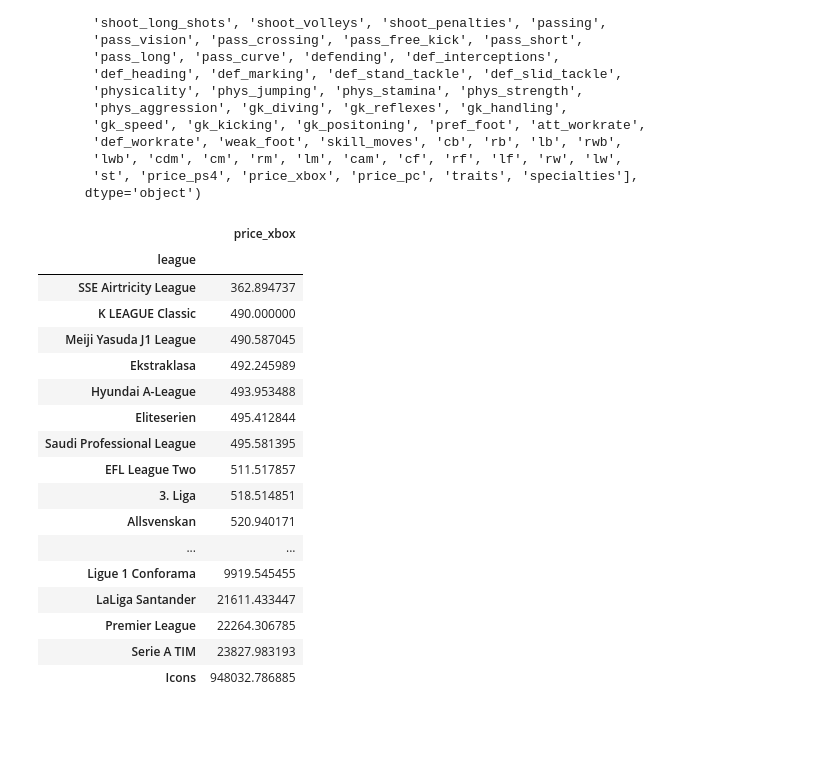
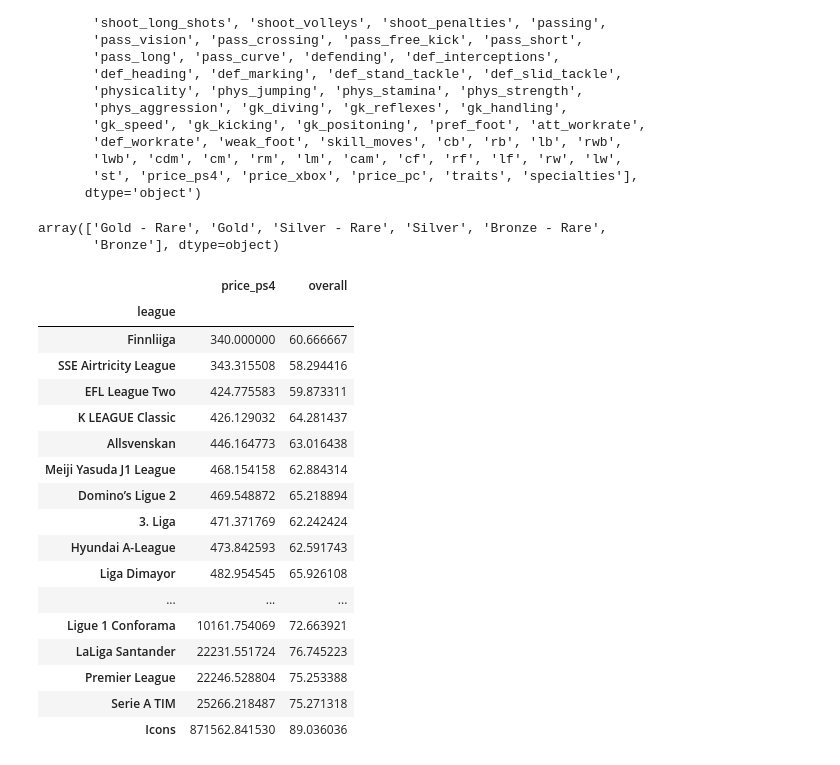
Before and after one commit to EvaSalomon/acamica, a Jupyter notebook: fut19/Desafio.ipynb, the cells around one changed output. Saved outputs shown, nothing was run; the diff lists cells and outputs as text; code cells hidden in the pictures; blank space fills up the shorter version.

```diff
--- a/fut19/Desafio.ipynb
+++ b/fut19/Desafio.ipynb
@@ -28,26 +34,31 @@ Index(['player_ID', 'player_name', 'player_extended_name', 'quality',
        'lwb', 'cdm', 'cm', 'rm', 'lm', 'cam', 'cf', 'rf', 'lf', 'rw', 'lw',
        'st', 'price_ps4', 'price_xbox', 'price_pc', 'traits', 'specialties'],
       dtype='object')
+# %%
+df.quality.unique()
+# %% [output]
+array(['Gold - Rare', 'Gold', 'Silver - Rare', 'Silver', 'Bronze - Rare',
+       'Bronze'], dtype=object)
 # %%
-leaguesMean = df.loc[:,['league','price_xbox']].groupby(['league']).mean()
+leaguesMean = df.loc[:,['league','price_ps4','overall']].groupby(['league']).mean()
 # %%
-leaguesMean.sort_values(by = 'price_xbox', ascending=True)
+leaguesMean.sort_values(by = ['price_ps4','overall'], ascending=True)
 # %% [output]
-|  | price_xbox |
-| league |  |
-| SSE Airtricity League | 362.894737 |
-| K LEAGUE Classic | 490.000000 |
-| Meiji Yasuda J1 League | 490.587045 |
-| Ekstraklasa | 492.245989 |
-| Hyundai A-League | 493.953488 |
-| Eliteserien | 495.412844 |
-| Saudi Professional League | 495.581395 |
-| EFL League Two | 511.517857 |
-| 3. Liga | 518.514851 |
-| Allsvenskan | 520.940171 |
-| ... | ... |
-| Ligue 1 Conforama | 9919.545455 |
-| LaLiga Santander | 21611.433447 |
-| Premier League | 22264.306785 |
-| Serie A TIM | 23827.983193 |
-| Icons | 948032.786885 |
+|  | price_ps4 | overall |
+| league |  |  |
+| Finnliiga | 340.000000 | 60.666667 |
+| SSE Airtricity League | 343.315508 | 58.294416 |
+| EFL League Two | 424.775583 | 59.873311 |
+| K LEAGUE Classic | 426.129032 | 64.281437 |
+| Allsvenskan | 446.164773 | 63.016438 |
+| Meiji Yasuda J1 League | 468.154158 | 62.884314 |
+| Domino’s Ligue 2 | 469.548872 | 65.218894 |
+| 3. Liga | 471.371769 | 62.242424 |
+| Hyundai A-League | 473.842593 | 62.591743 |
+| Liga Dimayor | 482.954545 | 65.926108 |
+| ... | ... | ... |
+| Ligue 1 Conforama | 10161.754069 | 72.663921 |
+| LaLiga Santander | 22231.551724 | 76.745223 |
+| Premier League | 22246.528804 | 75.253388 |
+| Serie A TIM | 25266.218487 | 75.271318 |
+| Icons | 871562.841530 | 89.036036 |
```
Also changed, not shown: parts of 10 cells of this notebook.
